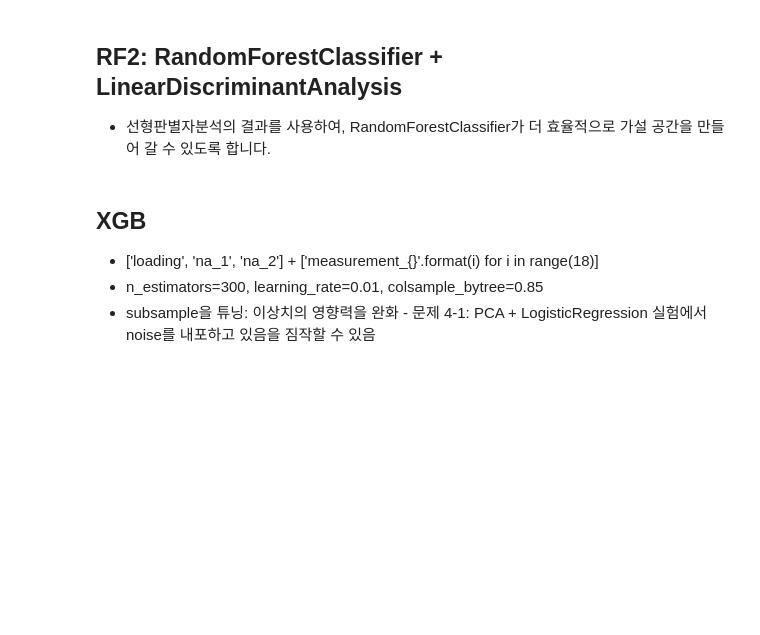
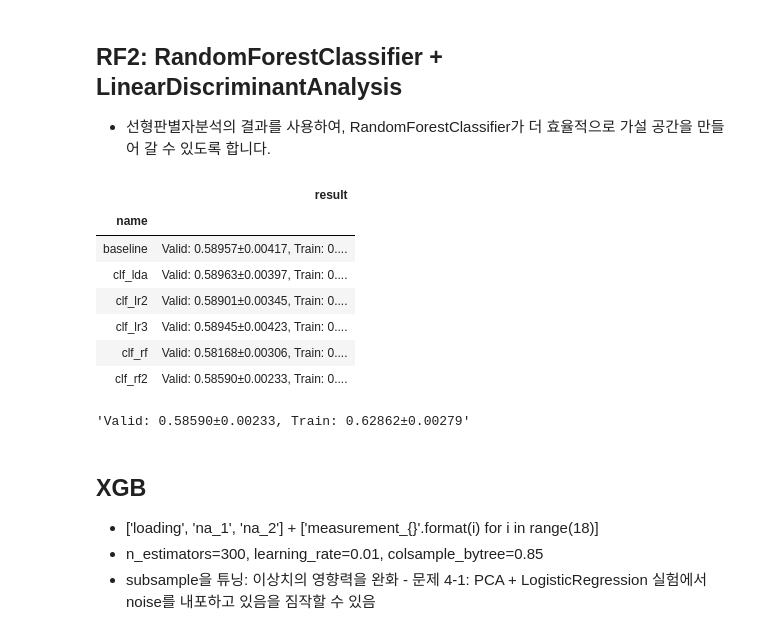
Before and after one commit to sunkusun9/DS_lv3_2609_2, a Jupyter notebook: sec_ds_lv3_prob1_kaggle.ipynb, the cells around one changed output. Drawn from its saved outputs; the diff is of its cells as text; code cells hidden in the pictures; blank space fills up the shorter version.

```diff
--- a/sec_ds_lv3_prob1_kaggle.ipynb
+++ b/sec_ds_lv3_prob1_kaggle.ipynb
@@ -427,6 +502,30 @@ eval_model('clf_rf', clf_rf)
 ## RF2: RandomForestClassifier + LinearDiscriminantAnalysis
 
 - 선형판별자분석의 결과를 사용하여, RandomForestClassifier가 더 효율적으로 가설 공간을 만들어 갈 수 있도록 합니다.
+# %%
+from sklearn.ensemble import RandomForestClassifier
+from sklearn.discriminant_analysis import LinearDiscriminantAnalysis
+
+ct = ColumnTransformer([
+    ('std_lda', make_pipeline(StandardScaler(), LinearDiscriminantAnalysis()), ['measurement_{}'.format(i) for i in range(18)]),
+    ('pt', 'passthrough', ['loading', 'na_1', 'na_2']),
+])
+clf_rf2 = make_pipeline(
+    ct, RandomForestClassifier(
+        random_state=123, n_estimators=100, max_depth=6, min_samples_split=512, max_features=0.75
+    )
+)
+eval_model('clf_rf2', clf_rf2)
+# %% [output]
+|  | result |
+| name |  |
+| baseline | Valid: 0.58957±0.00417, Train: 0.... |
+| clf_lda | Valid: 0.58963±0.00397, Train: 0.... |
+| clf_lr2 | Valid: 0.58901±0.00345, Train: 0.... |
+| clf_lr3 | Valid: 0.58945±0.00423, Train: 0.... |
+| clf_rf | Valid: 0.58168±0.00306, Train: 0.... |
+| clf_rf2 | Valid: 0.58590±0.00233, Train: 0.... |
+'Valid: 0.58590±0.00233, Train: 0.62862±0.00279'
 # %% [markdown]
 ## XGB
 - ['loading', 'na_1', 'na_2'] + ['measurement_{}'.format(i) for i in range(18)]
```
Also changed, not shown: parts of 21 cells of this notebook.
